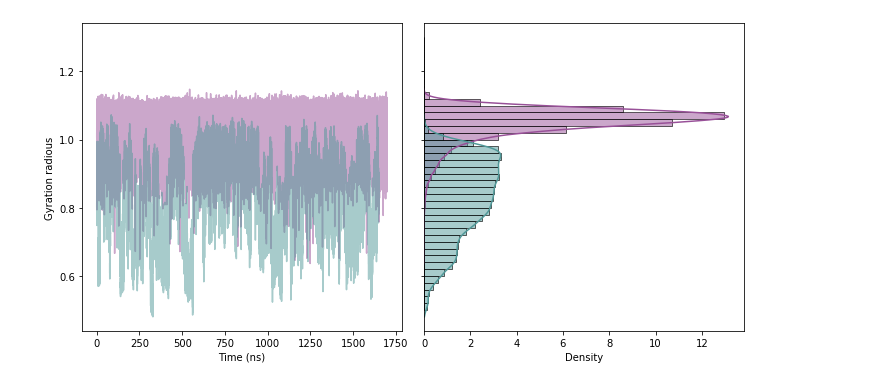
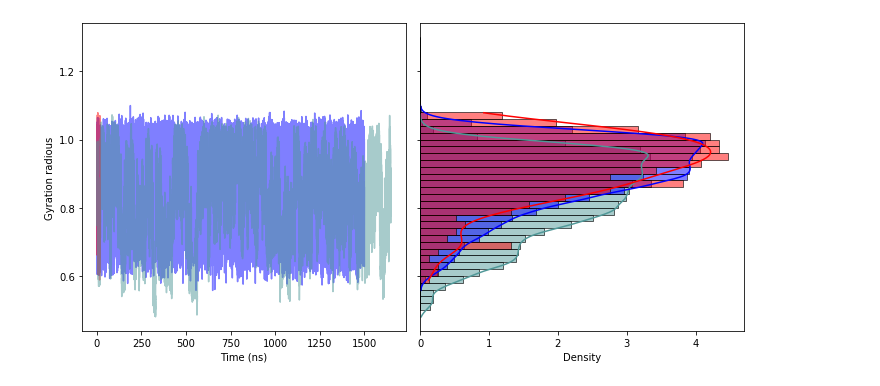
Before and after one commit to multi-ego/multi-eGO, a Jupyter notebook: gyration.ipynb, the cells around one changed output. Saved outputs shown, nothing was run; the diff lists cells and outputs as text; code cells hidden in the pictures.

```diff
--- a/gyration.ipynb
+++ b/gyration.ipynb
@@ -9,22 +9,48 @@ amber_gyr_pairs.columns = ['time', 'gyr', 'g', 'h', 'j']
 amber_gyr_pairs.drop(['g', 'h', 'j'], axis=1, inplace = True)
 amber_gyr_pairs['time'] = amber_gyr_pairs['time']/1000
 
-smogtogromos_gyr_pairs = pd.read_csv('native_TTR/gyrate_smogtogromos.txt', sep = '\\s+', header=None)
-smogtogromos_gyr_pairs.columns = ['time', 'gyr', 'g', 'h', 'j']
-smogtogromos_gyr_pairs.drop(['g', 'h', 'j'], axis=1, inplace = True)
-smogtogromos_gyr_pairs['time'] = smogtogromos_gyr_pairs['time']/1000
+#smogtogromos_gyr_pairs = pd.read_csv('native_TTR/gyrate_smogtogromos.txt', sep = '\\s+', header=None)
+#smogtogromos_gyr_pairs.columns = ['time', 'gyr', 'g', 'h', 'j']
+#smogtogromos_gyr_pairs.drop(['g', 'h', 'j'], axis=1, inplace = True)
+#smogtogromos_gyr_pairs['time'] = smogtogromos_gyr_pairs['time']/1000
 
 
-#greta_gyr_pairs = pd.read_csv('native_TTR/gyrate_greta.txt', sep = '\\s+', header=None)
-#greta_gyr_pairs.columns = ['time', 'gyr', 'g', 'h', 'j']
-#greta_gyr_pairs.drop(['g', 'h', 'j'], axis=1, inplace = True)
-#greta_gyr_pairs['time'] = greta_gyr_pairs['time']/1000
+greta_gyr_pairs = pd.read_csv('native_TTR/gyrate_greta_ex2.txt', sep = '\\s+', header=None)
+greta_gyr_pairs.columns = ['time', 'gyr', 'g', 'h', 'j']
+greta_gyr_pairs.drop(['g', 'h', 'j'], axis=1, inplace = True)
+greta_gyr_pairs['time'] = greta_gyr_pairs['time']/1000
 
 
 greta2_gyr_pairs = pd.read_csv('native_TTR/gyrate_greta_exex_harp0.txt', sep = '\\s+', header=None)
 greta2_gyr_pairs.columns = ['time', 'gyr', 'g', 'h', 'j']
 greta2_gyr_pairs.drop(['g', 'h', 'j'], axis=1, inplace = True)
 greta2_gyr_pairs['time'] = greta2_gyr_pairs['time']/1000
+
+greta3_gyr_pairs = pd.read_csv('native_TTR/gyrate_greta_exexex01_harp0.txt', sep = '\\s+', header=None)
+greta3_gyr_pairs.columns = ['time', 'gyr', 'g', 'h', 'j']
+greta3_gyr_pairs.drop(['g', 'h', 'j'], axis=1, inplace = True)
+greta3_gyr_pairs['time'] = greta3_gyr_pairs['time']/1000
+# %%
+fig, axes = plt.subplots(1,2, figsize = (10,5), sharey=True)
+
+axes[0].set_ylabel("Gyration radious")
+axes[0].set_xlabel("Time (ns)")
+
+#sns.lineplot(ax=axes[0], data=smogtogromos_gyr_pairs, y="gyr", x='time', color= '#985098', alpha=0.5)
+sns.lineplot(ax=axes[0], data=greta_gyr_pairs, y="gyr", x='time', color= 'blue', alpha=0.5)
+#sns.lineplot(ax=axes[0], data=greta2_gyr_pairs, y="gyr", x='time', color= '#509874', alpha=0.5)
+sns.lineplot(ax=axes[0], data=greta3_gyr_pairs, y="gyr", x='time', color= 'red', alpha=0.5)
+sns.lineplot(ax=axes[0], data=amber_gyr_pairs, y="gyr", x='time', color= '#509898', alpha=0.5)
+
+sns.histplot(ax=axes[1], data=amber_gyr_pairs, y = 'gyr', stat = 'density', binwidth = 0.02, binrange=[0.5,1.3],kde=True, color='#509898')
+#sns.histplot(ax=axes[1], data=smogtogromos_gyr_pairs, y = 'gyr', stat = 'density', binwidth = 0.02, binrange=[0.5,1.3],kde=True, color='#985098')
+sns.histplot(ax=axes[1], data=greta_gyr_pairs, y = 'gyr', stat = 'density', binwidth = 0.02, binrange=[0.5,1.3],kde=True, color='blue')
+#sns.histplot(ax=axes[1], data=greta2_gyr_pairs, y = 'gyr', stat = 'density', binwidth = 0.02, binrange=[0.5,1.3],kde=True, color='red')
+sns.histplot(ax=axes[1], data=greta3_gyr_pairs, y = 'gyr', stat = 'density', binwidth = 0.02, binrange=[0.5,1.3],kde=True, color='red')
+
+fig.tight_layout()
+# %% [output]
+[figure, added]
 # %%
 fig, axes = plt.subplots(1,2, figsize = (10,5), sharey=True)
 
@@ -40,5 +66,3 @@ sns.histplot(ax=axes[1], data=amber_gyr_pairs, y = 'gyr', stat = 'density', binw
 #sns.histplot(ax=axes[1], data=greta_gyr_pairs, y = 'gyr', stat = 'density', binwidth = 0.02, binrange=[0.5,1.3],kde=True, color='#989850')
 
 fig.tight_layout()
-# %% [output]
-[figure, removed]
```
Also changed, not shown: parts of 2 cells of this notebook, 58 other files.
